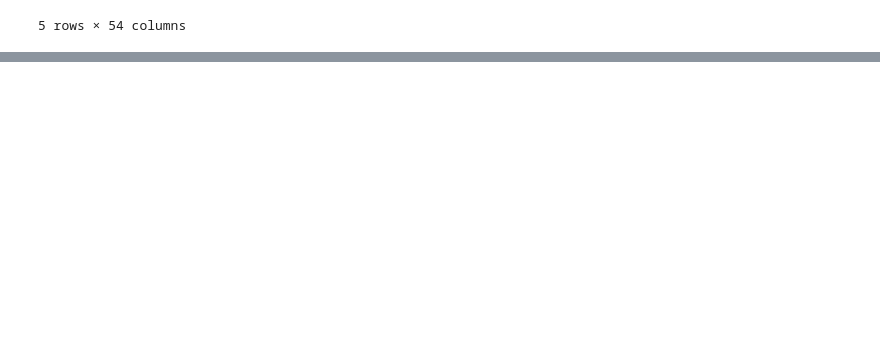
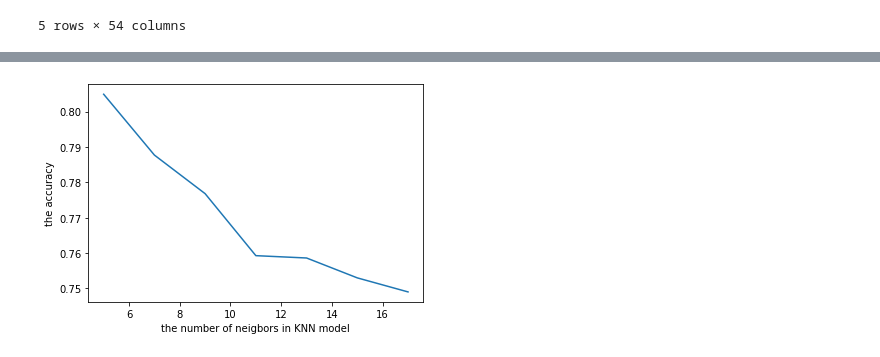
Before and after one commit to tiandiao123/Data-Mining-Final-Project, a Jupyter notebook: final project.ipynb, the cells around one changed output, grey strips where cells are left out. Saved outputs shown, nothing was run; the diff lists cells and outputs as text; code cells hidden in the pictures; blank space fills up the shorter version.

```diff
--- a/final project.ipynb
+++ b/final project.ipynb
@@ -50,4 +36,0 @@ def train_GDBT(learning_rate_, max_depth_, n_estimator_):
-# %%
-# train GDBT model, max_depth == 10. n_estimator_== 10
-model = train_GDBT(0.001, 10, 10)
-predictions = model.predict(X_test)
@@ -58,5 +36,0 @@ np.sum(predictions == y_test)/len(y_test)
-# %%
-# train GDBT model, max_depth== 10, nestimator == 10
-model = train_GDBT(0.01, 20, 10)
-predictions = model.predict(X_test)
-print(np.sum(predictions == y_test)/len(y_test))
@@ -137,0 +42,20 @@ train_GDBT(0.01, 15, 15, X_train,X_test, y_train, y_test)
+# %%
+def train_inference_KNN(number_of_neigbor):
+    print("training KNN model ...")
+    print("the number of neig is: " +str(number_of_neigbor))
+    model = KNeighborsClassifier(n_neighbors=number_of_neigbor)
+    model.fit(X_train, y_train)
+    predictions = model.predict(X_test)
+    return np.sum(predictions == y_test)/len(y_test), model
+# %%
+accuracy = []
+max_acc = 0
+KNN_model = None
+for num in range(5, 19, 2):
+    cur, model = train_inference_KNN(num)
+    if KNN_model == None or max_acc < cur:
+        max_acc = cur
+        KNN_model = model
+    accuracy.append(cur)
+print(accuracy)
+print("the best accuracy is : " +str(max_acc))
@@ -137,0 +79,8 @@ train_GDBT(0.01, 15, 15, X_train,X_test, y_train, y_test)
+# %%
+import matplotlib.pyplot as plt
+plt.plot(range(5, 19, 2), accuracy)
+plt.ylabel("the accuracy")
+plt.xlabel("the number of neigbors in KNN model")
+plt.show()
+# %% [output]
+[figure, added]
```
Also changed, not shown: parts of 34 cells of this notebook.
